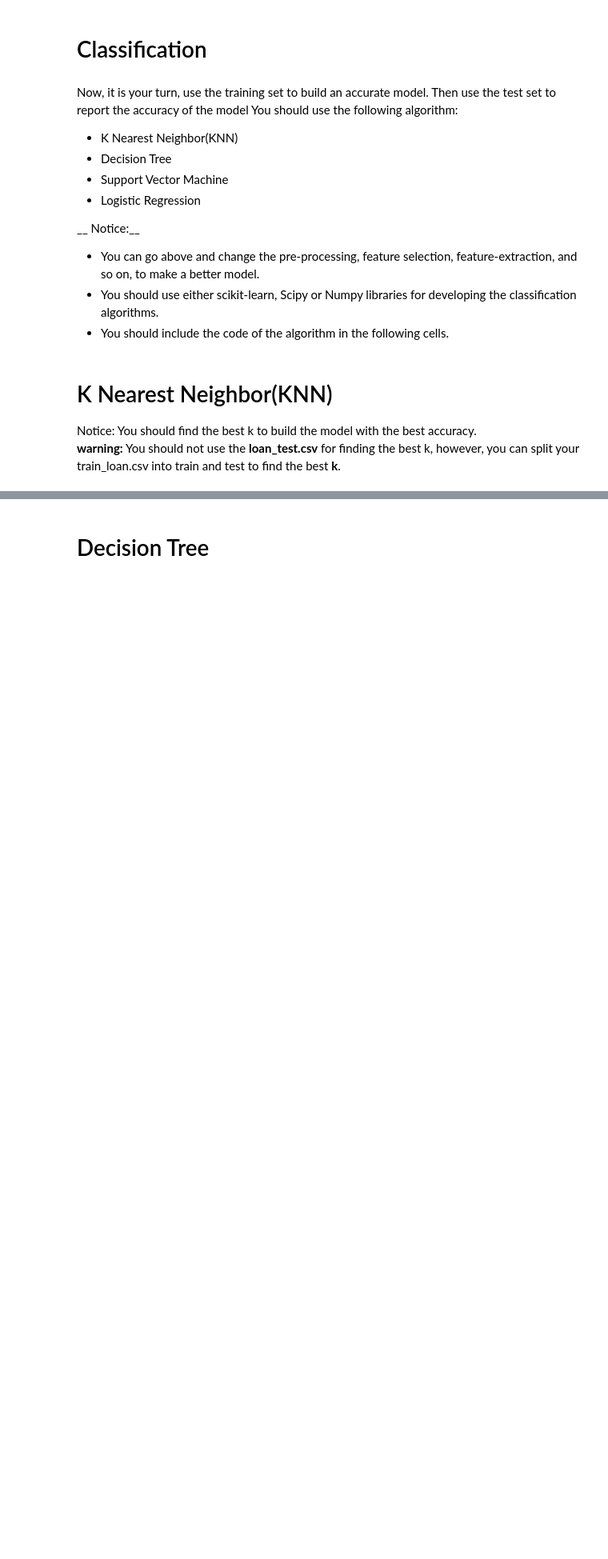
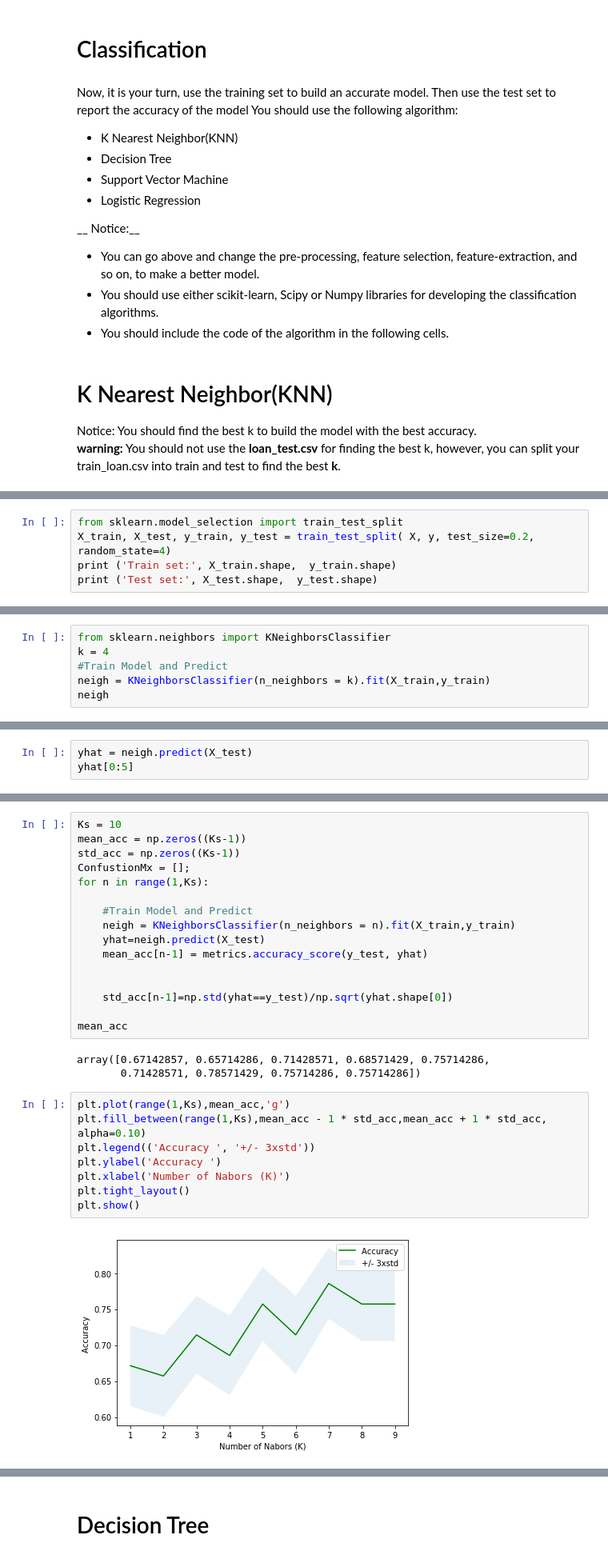
Before and after one commit to dikksha-saxena/Coursera-Capstone-Project, a Jupyter notebook: Machine Learning Code.ipynb, the cells around one changed output, grey strips where cells are left out. Shown: that part at 80% size. Saved outputs shown, nothing was run; the diff lists cells and outputs as text; blank space fills up the shorter version.

```diff
--- a/Machine Learning Code.ipynb
+++ b/Machine Learning Code.ipynb
@@ -287,0 +291,5 @@ Notice: You should find the best k to build the model with the best accuracy.
+# %%
+from sklearn.model_selection import train_test_split
+X_train, X_test, y_train, y_test = train_test_split( X, y, test_size=0.2, random_state=4)
+print ('Train set:', X_train.shape,  y_train.shape)
+print ('Test set:', X_test.shape,  y_test.shape)
@@ -287,0 +301,6 @@ Notice: You should find the best k to build the model with the best accuracy.
+# %%
+from sklearn.neighbors import KNeighborsClassifier
+k = 4
+#Train Model and Predict
+neigh = KNeighborsClassifier(n_neighbors = k).fit(X_train,y_train)
+neigh
@@ -287,0 +309,3 @@ Notice: You should find the best k to build the model with the best accuracy.
+# %%
+yhat = neigh.predict(X_test)
+yhat[0:5]
@@ -287,0 +317,29 @@ Notice: You should find the best k to build the model with the best accuracy.
+# %%
+Ks = 10
+mean_acc = np.zeros((Ks-1))
+std_acc = np.zeros((Ks-1))
+ConfustionMx = [];
+for n in range(1,Ks):
+
+    #Train Model and Predict
+    neigh = KNeighborsClassifier(n_neighbors = n).fit(X_train,y_train)
+    yhat=neigh.predict(X_test)
+    mean_acc[n-1] = metrics.accuracy_score(y_test, yhat)
+
+
+    std_acc[n-1]=np.std(yhat==y_test)/np.sqrt(yhat.shape[0])
+
+mean_acc
+# %% [output]
+array([0.67142857, 0.65714286, 0.71428571, 0.68571429, 0.75714286,
+       0.71428571, 0.78571429, 0.75714286, 0.75714286])
+# %%
+plt.plot(range(1,Ks),mean_acc,'g')
+plt.fill_between(range(1,Ks),mean_acc - 1 * std_acc,mean_acc + 1 * std_acc, alpha=0.10)
+plt.legend(('Accuracy ', '+/- 3xstd'))
+plt.ylabel('Accuracy ')
+plt.xlabel('Number of Nabors (K)')
+plt.tight_layout()
+plt.show()
+# %% [output]
+[figure, added]
```
Also changed, not shown: parts of 33 cells of this notebook.
